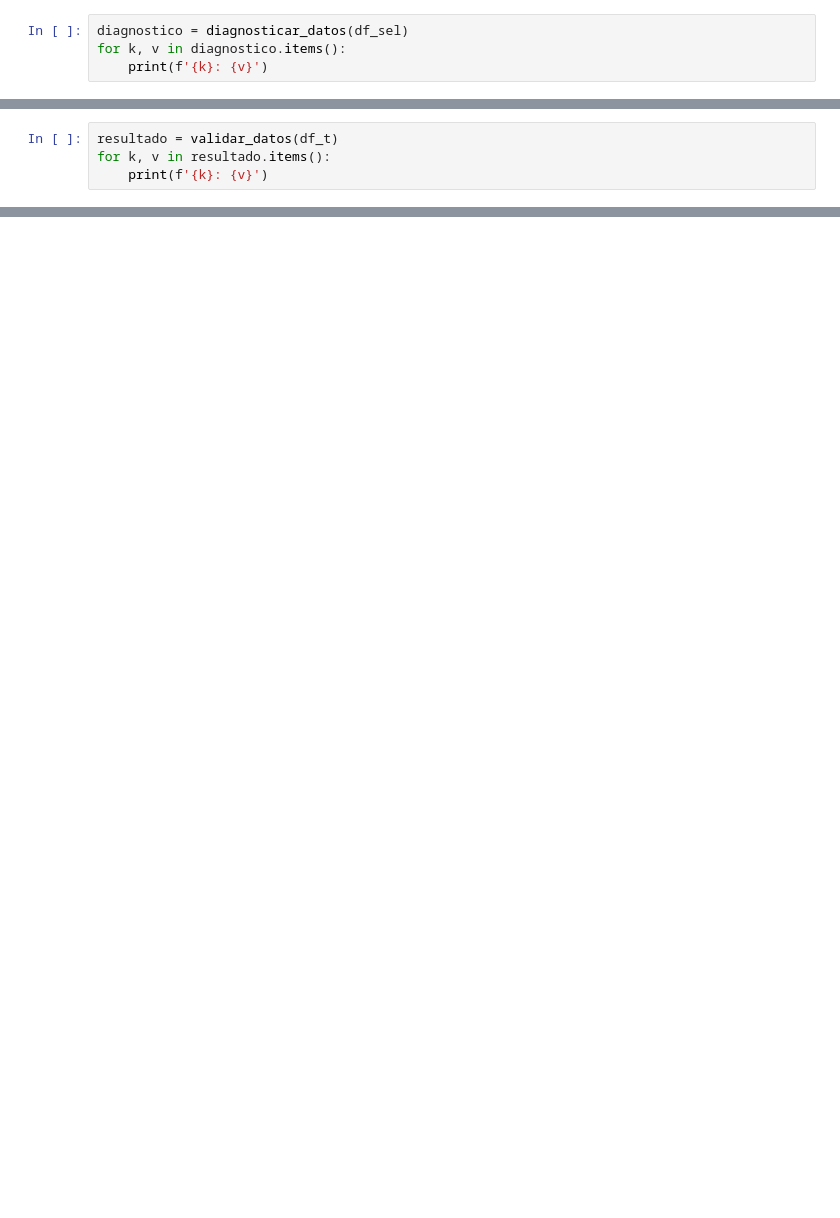
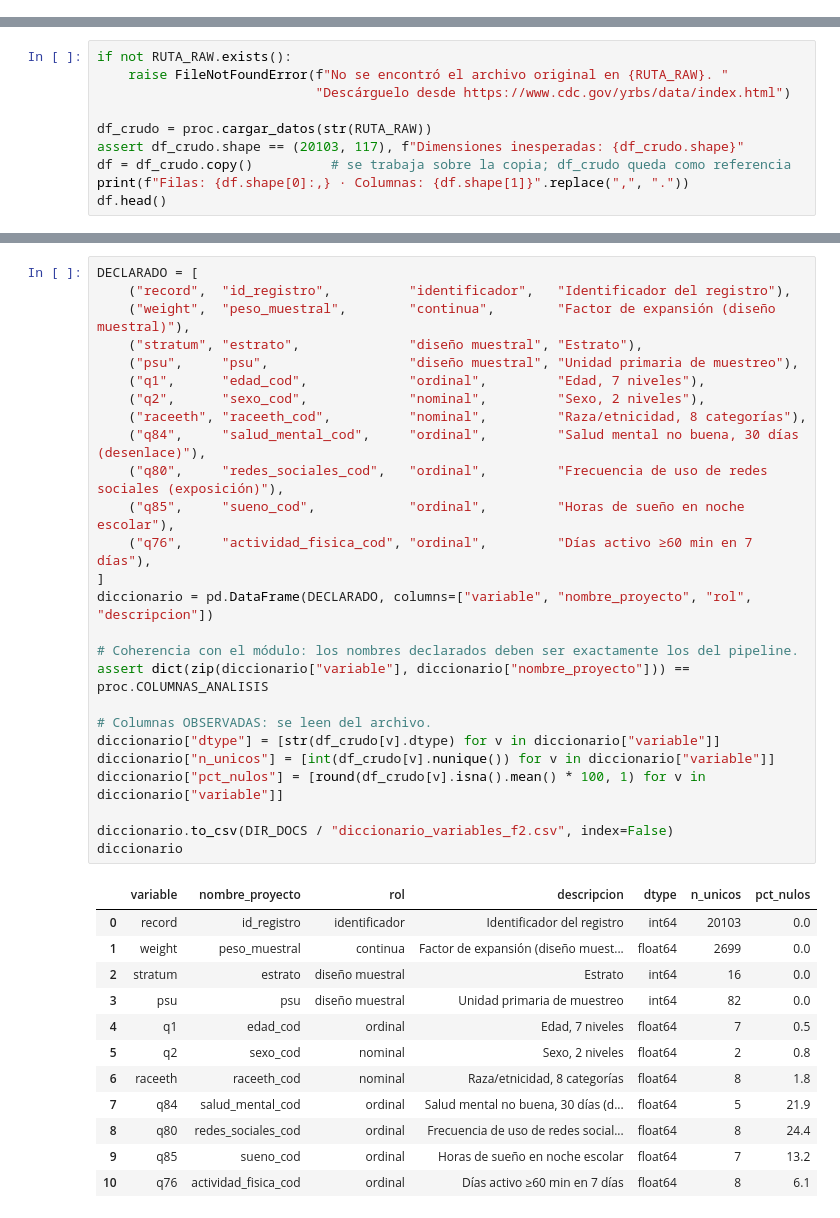
Before and after one commit to MatiasManriquezO/proyecto-grupo8-mcdi500, a Jupyter notebook: F2/notebooks/S1_F2_Preprocesamiento.ipynb, the cells around one changed output, grey strips where cells are left out. Cells and saved outputs as stored; diff of their text form; blank space fills up the shorter version.

```diff
--- a/F2/notebooks/S1_F2_Preprocesamiento.ipynb
+++ b/F2/notebooks/S1_F2_Preprocesamiento.ipynb
@@ -138,4 +0,0 @@ Las 7 variables de análisis (`q1, q2, raceeth, q76, q80, q84, q85`) **no tienen
-# %%
-diagnostico = diagnosticar_datos(df_sel)
-for k, v in diagnostico.items():
-    print(f'{k}: {v}')
@@ -190,4 +0,0 @@ Este dataset tiene diseño muestral complejo. **Decisión del equipo para las Fa
-# %%
-resultado = validar_datos(df_t)
-for k, v in resultado.items():
-    print(f'{k}: {v}')
@@ -215,0 +136,10 @@ El dataset se redujo de 117 a 11 columnas relevantes para la pregunta de investi
+# %%
+if not RUTA_RAW.exists():
+    raise FileNotFoundError(f"No se encontró el archivo original en {RUTA_RAW}. "
+                            "Descárguelo desde https://www.cdc.gov/yrbs/data/index.html")
+
+df_crudo = proc.cargar_datos(str(RUTA_RAW))
+assert df_crudo.shape == (20103, 117), f"Dimensiones inesperadas: {df_crudo.shape}"
+df = df_crudo.copy()          # se trabaja sobre la copia; df_crudo queda como referencia
+print(f"Filas: {df.shape[0]:,} · Columnas: {df.shape[1]}".replace(",", "."))
+df.head()
@@ -215,0 +284,39 @@ El dataset se redujo de 117 a 11 columnas relevantes para la pregunta de investi
+# %%
+DECLARADO = [
+    ("record",  "id_registro",          "identificador",   "Identificador del registro"),
+    ("weight",  "peso_muestral",        "continua",        "Factor de expansión (diseño muestral)"),
+    ("stratum", "estrato",              "diseño muestral", "Estrato"),
+    ("psu",     "psu",                  "diseño muestral", "Unidad primaria de muestreo"),
+    ("q1",      "edad_cod",             "ordinal",         "Edad, 7 niveles"),
+    ("q2",      "sexo_cod",             "nominal",         "Sexo, 2 niveles"),
+    ("raceeth", "raceeth_cod",          "nominal",         "Raza/etnicidad, 8 categorías"),
+    ("q84",     "salud_mental_cod",     "ordinal",         "Salud mental no buena, 30 días (desenlace)"),
+    ("q80",     "redes_sociales_cod",   "ordinal",         "Frecuencia de uso de redes sociales (exposición)"),
+    ("q85",     "sueno_cod",            "ordinal",         "Horas de sueño en noche escolar"),
+    ("q76",     "actividad_fisica_cod", "ordinal",         "Días activo ≥60 min en 7 días"),
+]
+diccionario = pd.DataFrame(DECLARADO, columns=["variable", "nombre_proyecto", "rol", "descripcion"])
+
+# Coherencia con el módulo: los nombres declarados deben ser exactamente los del pipeline.
+assert dict(zip(diccionario["variable"], diccionario["nombre_proyecto"])) == proc.COLUMNAS_ANALISIS
+
+# Columnas OBSERVADAS: se leen del archivo.
+diccionario["dtype"] = [str(df_crudo[v].dtype) for v in diccionario["variable"]]
+diccionario["n_unicos"] = [int(df_crudo[v].nunique()) for v in diccionario["variable"]]
+diccionario["pct_nulos"] = [round(df_crudo[v].isna().mean() * 100, 1) for v in diccionario["variable"]]
+
+diccionario.to_csv(DIR_DOCS / "diccionario_variables_f2.csv", index=False)
+diccionario
+# %% [output]
+|  | variable | nombre_proyecto | rol | descripcion | dtype | n_unicos | pct_nulos |
+| 0 | record | id_registro | identificador | Identificador del registro | int64 | 20103 | 0.0 |
+| 1 | weight | peso_muestral | continua | Factor de expansión (diseño muest... | float64 | 2699 | 0.0 |
+| 2 | stratum | estrato | diseño muestral | Estrato | int64 | 16 | 0.0 |
+| 3 | psu | psu | diseño muestral | Unidad primaria de muestreo | int64 | 82 | 0.0 |
+| 4 | q1 | edad_cod | ordinal | Edad, 7 niveles | float64 | 7 | 0.5 |
+| 5 | q2 | sexo_cod | nominal | Sexo, 2 niveles | float64 | 2 | 0.8 |
+| 6 | raceeth | raceeth_cod | nominal | Raza/etnicidad, 8 categorías | float64 | 8 | 1.8 |
+| 7 | q84 | salud_mental_cod | ordinal | Salud mental no buena, 30 días (d... | float64 | 5 | 21.9 |
+| 8 | q80 | redes_sociales_cod | ordinal | Frecuencia de uso de redes social... | float64 | 8 | 24.4 |
+| 9 | q85 | sueno_cod | ordinal | Horas de sueño en noche escolar | float64 | 7 | 13.2 |
+| 10 | q76 | actividad_fisica_cod | ordinal | Días activo ≥60 min en 7 días | float64 | 8 | 6.1 |
```
Also changed, not shown: parts of 92 cells of this notebook.
